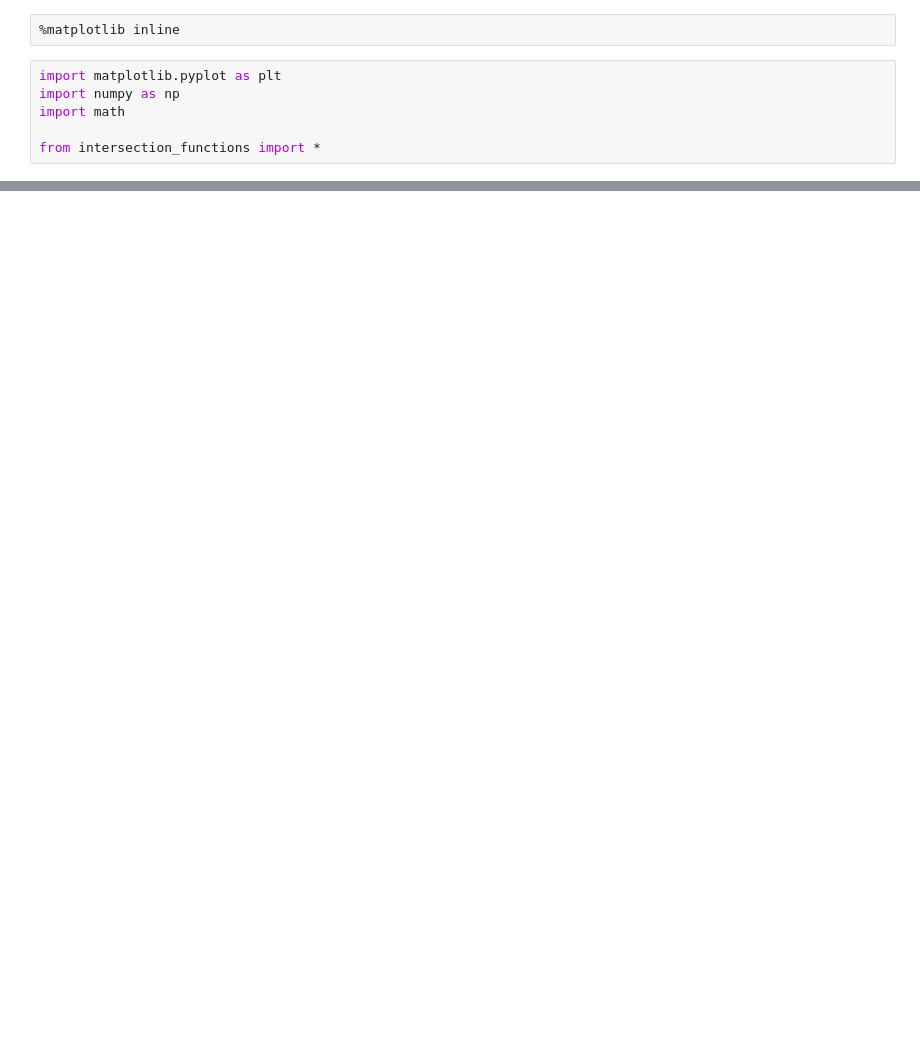
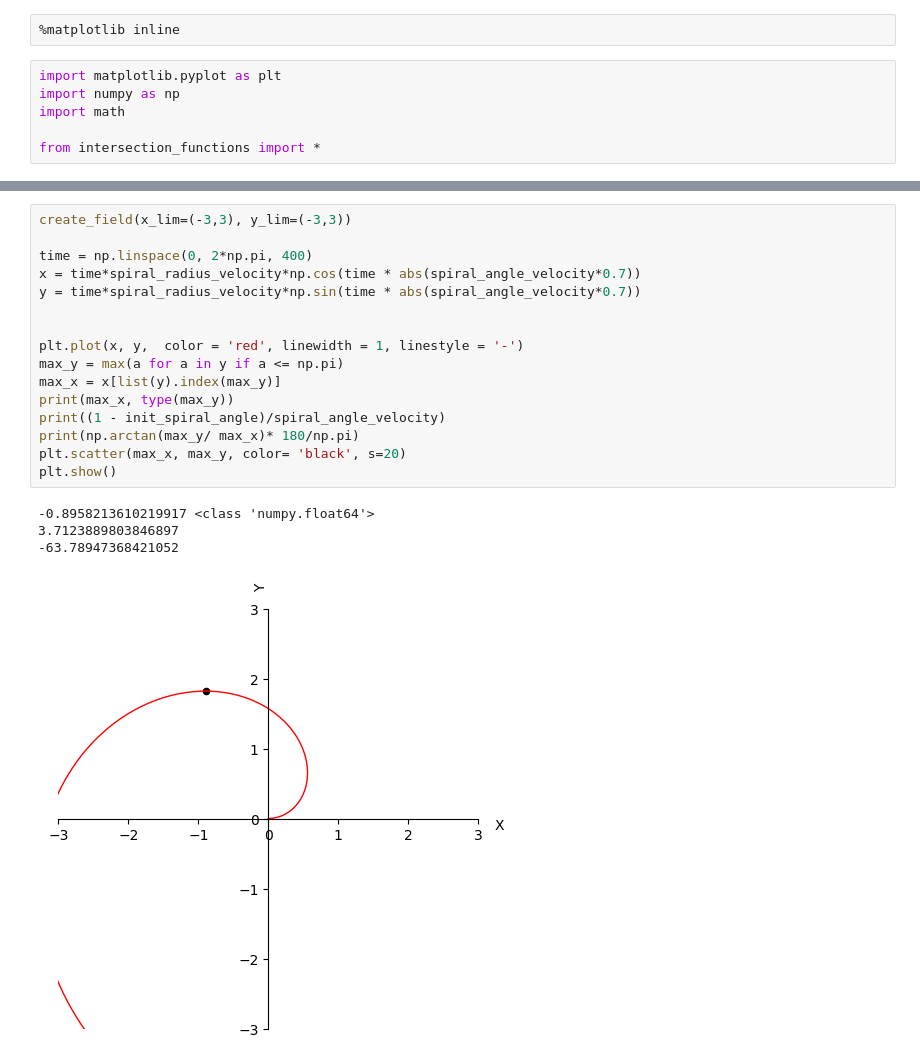
Before and after one commit to Kiril-Lazarov/Intersection-points-between-a-line-and-a-spiral, a Jupyter notebook: Intersection between a line and a spiral.ipynb, the cells around one changed output, grey strips where cells are left out. Saved outputs shown, nothing was run; the diff lists cells and outputs as text; blank space fills up the shorter version.

```diff
--- a/Intersection between a line and a spiral.ipynb
+++ b/Intersection between a line and a spiral.ipynb
@@ -21,0 +266,21 @@ plot_objects(a, b,spiral_radius_velocity, spiral_angle_velocity, init_spiral_ang
+# %%
+create_field(x_lim=(-3,3), y_lim=(-3,3))
+
+time = np.linspace(0, 2*np.pi, 400)
+x = time*spiral_radius_velocity*np.cos(time * abs(spiral_angle_velocity*0.7))
+y = time*spiral_radius_velocity*np.sin(time * abs(spiral_angle_velocity*0.7))
+
+
+plt.plot(x, y,  color = 'red', linewidth = 1, linestyle = '-')
+max_y = max(a for a in y if a <= np.pi)
+max_x = x[list(y).index(max_y)]
+print(max_x, type(max_y))
+print((1 - init_spiral_angle)/spiral_angle_velocity)
+print(np.arctan(max_y/ max_x)* 180/np.pi)
+plt.scatter(max_x, max_y, color= 'black', s=20)
+plt.show()
+# %% [output]
+-0.8958213610219917 <class 'numpy.float64'>
+3.7123889803846897
+-63.78947368421052
+[figure, added]
```
Also changed, not shown: parts of 5 cells of this notebook.
